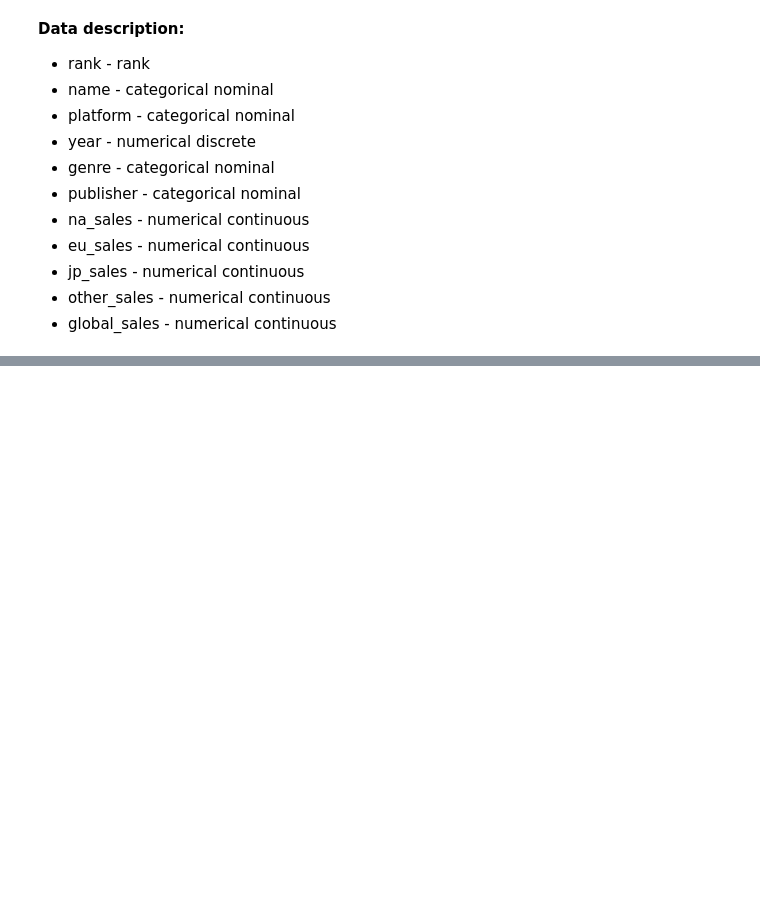
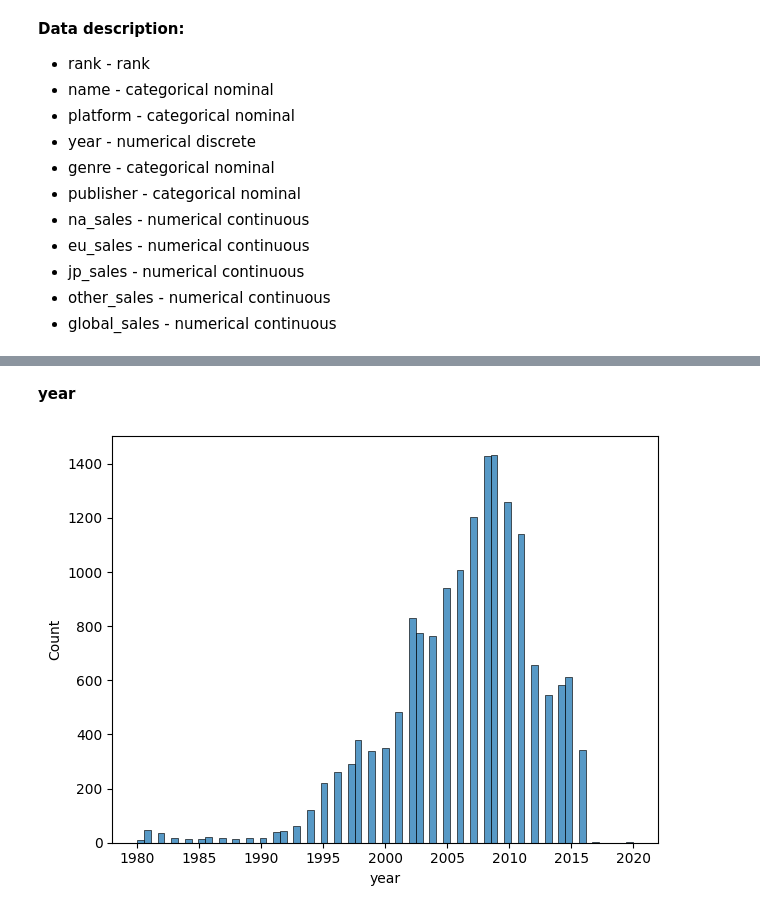
Before and after one commit to albertSkalinski/Data-Visualisation-and-Insight---CA-1, a Jupyter notebook: cleaningAndEDA.ipynb, the cells around one changed output, grey strips where cells are left out. Saved outputs shown, nothing was run; the diff lists cells and outputs as text; code cells hidden in the pictures; blank space fills up the shorter version.

```diff
--- a/cleaningAndEDA.ipynb
+++ b/cleaningAndEDA.ipynb
@@ -143,0 +157,8 @@ display(cleanData.head(10))
+# %% [markdown]
+**year**
+# %%
+sns.histplot(x = "year", data = cleanData)
+plt.tight_layout()
+plt.show()
+# %% [output]
+[figure, added]
```
Also changed, not shown: parts of 18 cells of this notebook.
